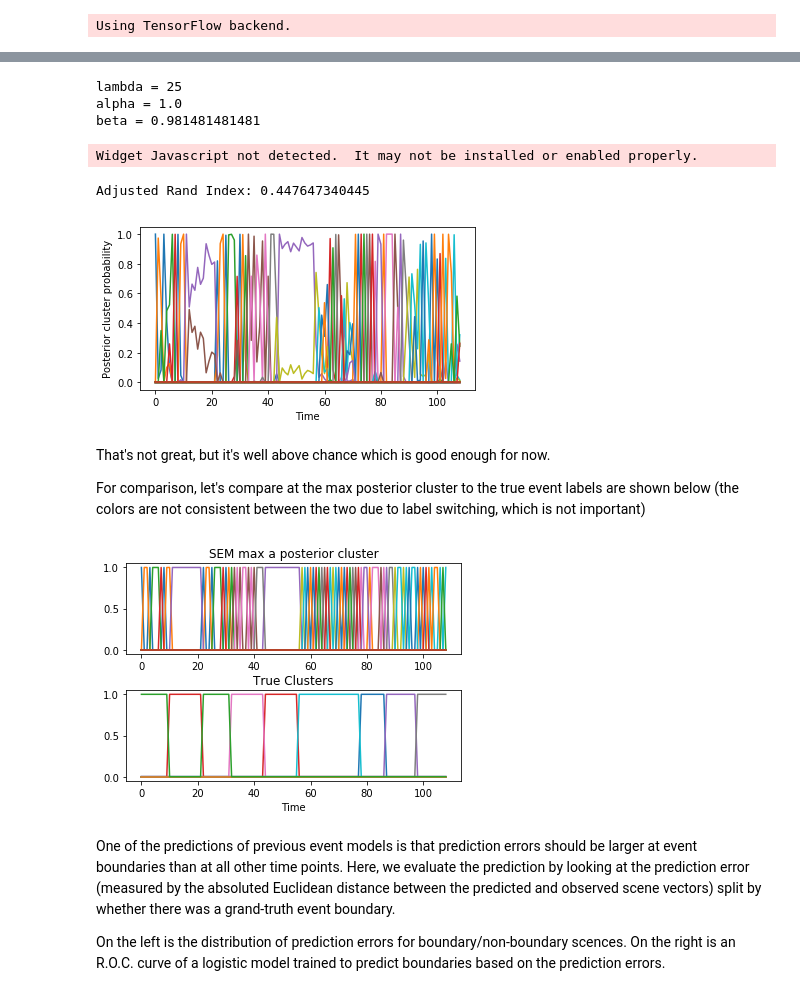
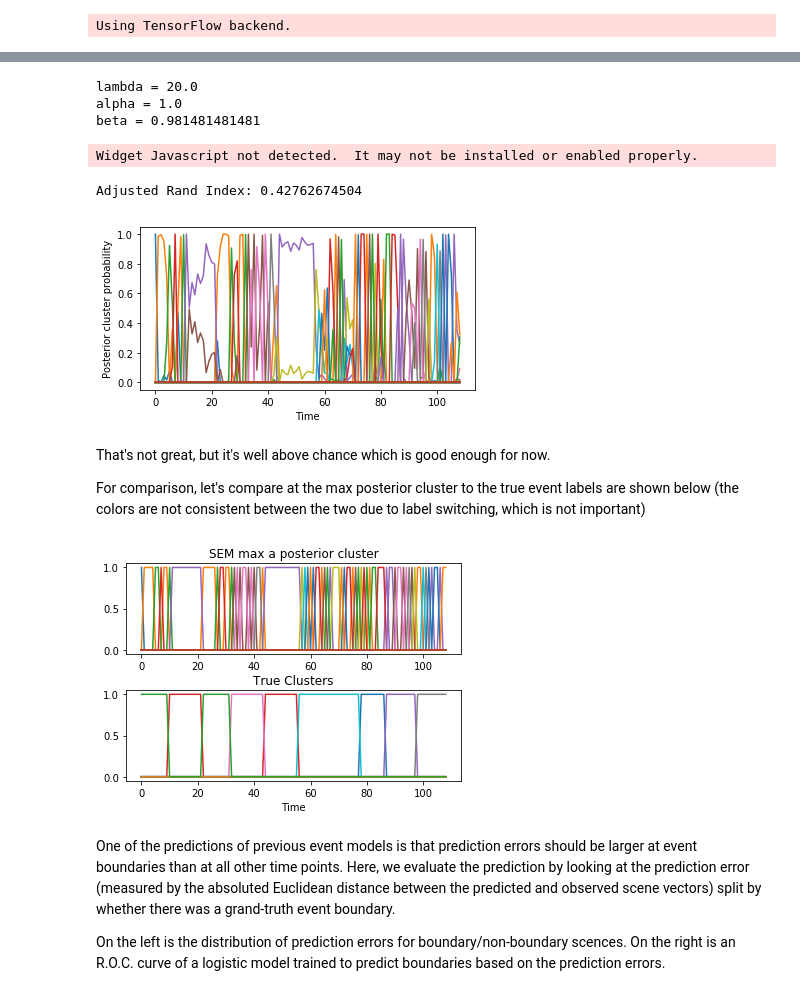
Before and after one commit to nicktfranklin/SEM_paper_simulations, a Jupyter notebook: Demo - Motion Capture Data.ipynb, the cells around one changed output, grey strips where cells are left out. Saved outputs shown, nothing was run; the diff lists cells and outputs as text; code cells hidden in the pictures.

```diff
--- a/Demo - Motion Capture Data.ipynb
+++ b/Demo - Motion Capture Data.ipynb
@@ -100,51 +106,54 @@ from opt.utils import evaluate
 # set the parameters for the models
 _, D = X_train.shape
 
+t = 2 # time horizon to consider
+
 # parameters for schocastic gradient descent
 sgd_kwargs = {
     'nesterov': True,
-    'lr': 0.01,
-    'momentum': 0.9,
+    'lr': 0.1,
+    'momentum': 0.5,
     'decay': 0.0001
 }
 
+
 # specify the model architecture (makes a big difference! especially the training parameters)
 f_class = KerasSimpleRNN
-f_opts = dict(t=2, n_epochs=500, sgd_kwargs=sgd_kwargs,
+f_opts = dict(t=t, n_epochs=200, sgd_kwargs=sgd_kwargs,
               n_hidden1=D, n_hidden2=D,
               hidden_act1='relu', hidden_act2='relu',
               dropout=0.50)
 
-lmda = 25
+lmda = 20.
 alfa = 1.0
 beta = np.var(X_train.flatten())  # this equals 1 if the data are scaled
 Omega = {
     'lmda': lmda,  # Stickyness (prior)
     'alfa': alfa, # Concentration parameter (prior)
     'beta': beta, # Likelihood noise
-    't': 2,
+    't': t,
     'f_class': f_class,
     'f_opts': f_opts
 }
 print 'lambda =', lmda
 print 'alpha =', alfa
 print 'beta =', beta
 
 r, post, pe = evaluate(X_train, y_train, Omega, save=False, return_pe=True)
 print "Adjusted Rand Index:", r
 plt.figure(figsize=(6, 3.0))
 plt.plot(post)
 plt.gca().set_ylabel('Posterior cluster probability')
 plt.gca().set_xlabel('Time')
 plt.show()
 tf.Session().close()
 # %% [output]
-lambda = 25
+lambda = 20.0
 alpha = 1.0
 beta = 0.981481481481
 Widget Javascript not detected.  It may not be installed or enabled properly.
-Adjusted Rand Index: 0.447647340445
+Adjusted Rand Index: 0.42762674504
-[figure, old version]
+[figure, new version]
 # %% [markdown]
 That's not great, but it's well above chance which is good enough for now.
 
@@ -168,7 +177,7 @@ axes[1].set_xlabel('Time')
 plt.subplots_adjust(hspace=0.4)
 plt.show()
 # %% [output]
-[figure, old version]
+[figure, new version]
 # %% [markdown]
 One of the predictions of previous event models is that prediction errors should be larger at event boundaries than at all other time points. Here, we evaluate the prediction by looking at the prediction error (measured by the absoluted Euclidean distance between the predicted and observed scene vectors) split by whether there was a grand-truth event boundary.
 
```
Also changed, not shown: parts of 9 cells of this notebook, 4 other files.
